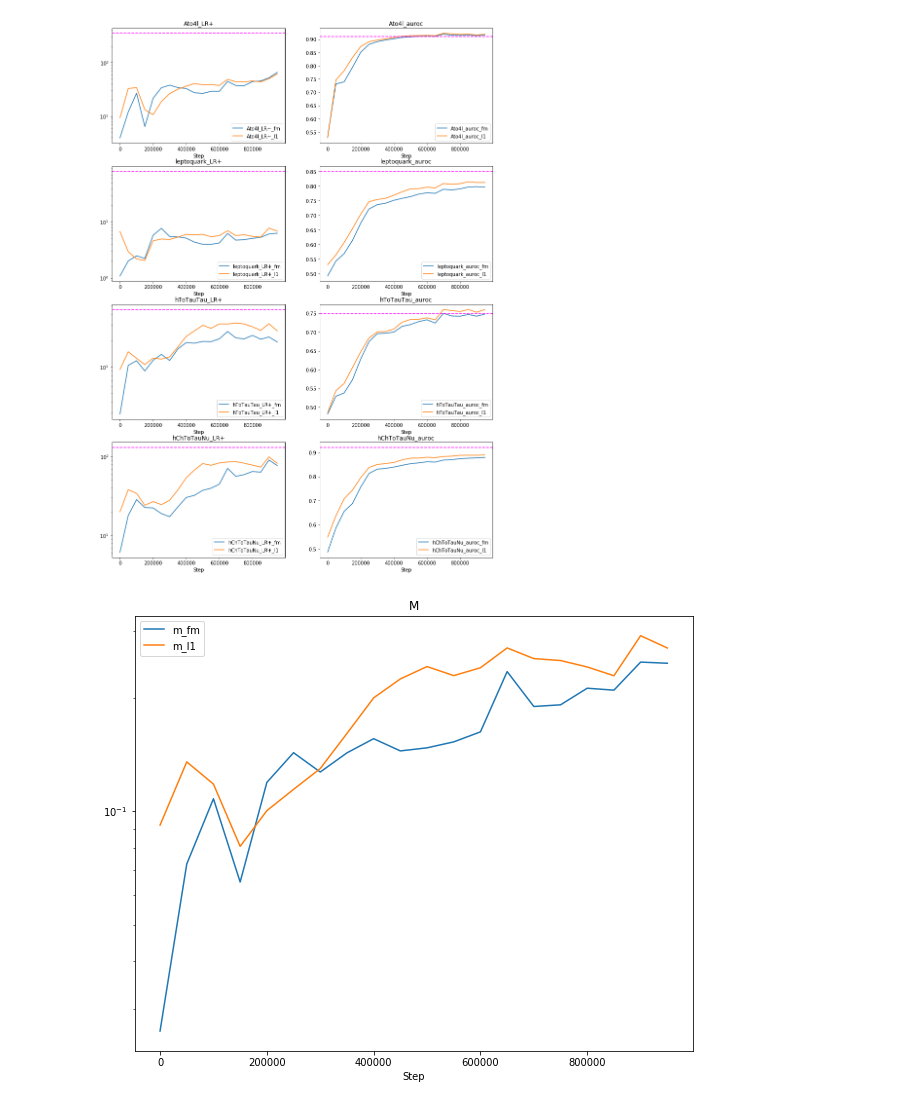
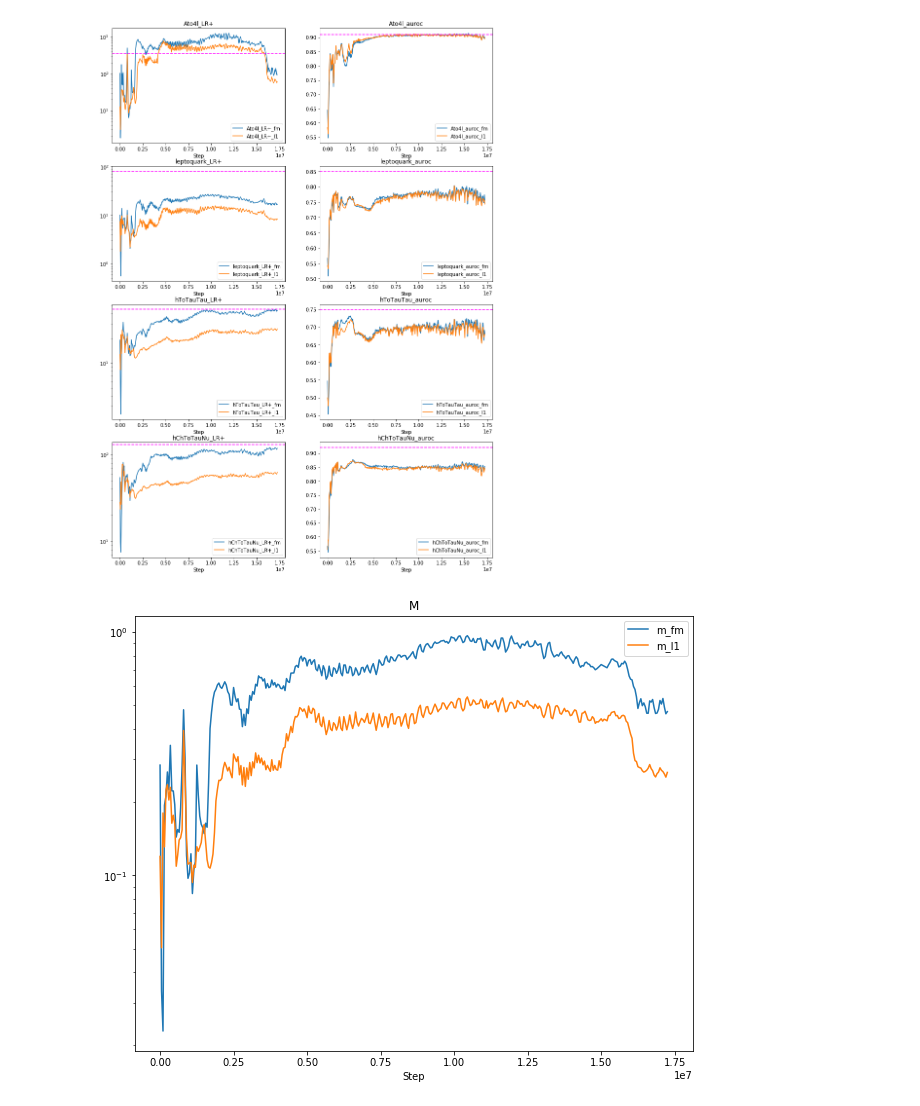
Before and after one commit to oliverkn/alad-for-lhc, a Jupyter notebook: alad_mod/alad_training_monitoring.ipynb, the cells around one changed output. Saved outputs shown, nothing was run; the diff lists cells and outputs as text; code cells hidden in the pictures.

```diff
--- a/alad_mod/alad_training_monitoring.ipynb
+++ b/alad_mod/alad_training_monitoring.ipynb
@@ -2,8 +2,9 @@
 import numpy as np
 import matplotlib.pyplot as plt
 # %%
-metric_file = '/home/oliverkn/pro/results/4_4/alad/test_eval_6/metrics.npy'
-#metric_file = '/home/oliverkn/euler/results/hlf_set/alad/kdd_l12/metrics.npy'
+metric_file = '/home/oliverkn/pro/results/4_4/alad/test_sm_train/metrics.npy'
+metric_file = '/home/oliverkn/euler/results/hlf_set/alad/0_l18_smmix/metrics.npy'
+#metric_file = '/home/oliverkn/euler/results/hlf_set/alad/1_bigger/metrics.npy'
 
 vae_lr = {'Ato4l': 350, 'leptoquark': 80, 'hToTauTau': 45, 'hChToTauNu': 130}
 vae_auroc = {'Ato4l': 0.91, 'leptoquark': 0.85, 'hToTauTau': 0.75, 'hChToTauNu': 0.92}
@@ -23,32 +24,32 @@ for i, name in enumerate(bsm_list):
         ax.semilogy(x_axis, metrics[lr_metric], label=lr_metric)
 
     ax.axhline(vae_lr[name], ls='--', color='magenta')
     ax.set_title(name + '_LR+')
     ax.set_xlabel('Step')
     ax.legend()
 
     # AUROC
     ax = ax_arr[i, 1]
     lr_metrics = filter(lambda metric: 'auroc' in metric and name in metric, metric_names)
     for lr_metric in lr_metrics:
         ax.plot(x_axis, metrics[lr_metric], label=lr_metric)
 
     ax.axhline(vae_auroc[name], ls='--', color='magenta')
     ax.set_title(name + '_auroc')
     ax.set_xlabel('Step')
     ax.legend()
 
 # m
 m_metrics = filter(lambda metric: 'm_' in metric, metric_names)
 fig, ax = plt.subplots(figsize=(10, 8))
 for m_metric in m_metrics:
     ax.semilogy(x_axis, metrics[m_metric], label=m_metric)
 
 ax.set_title('M')
 ax.set_xlabel('Step')
 ax.legend()
 
 plt.show()
 # %% [output]
-[figure, old version]
+[figure, new version]
-[figure, old version]
+[figure, new version]
```
Also changed, not shown: 22 other files.
